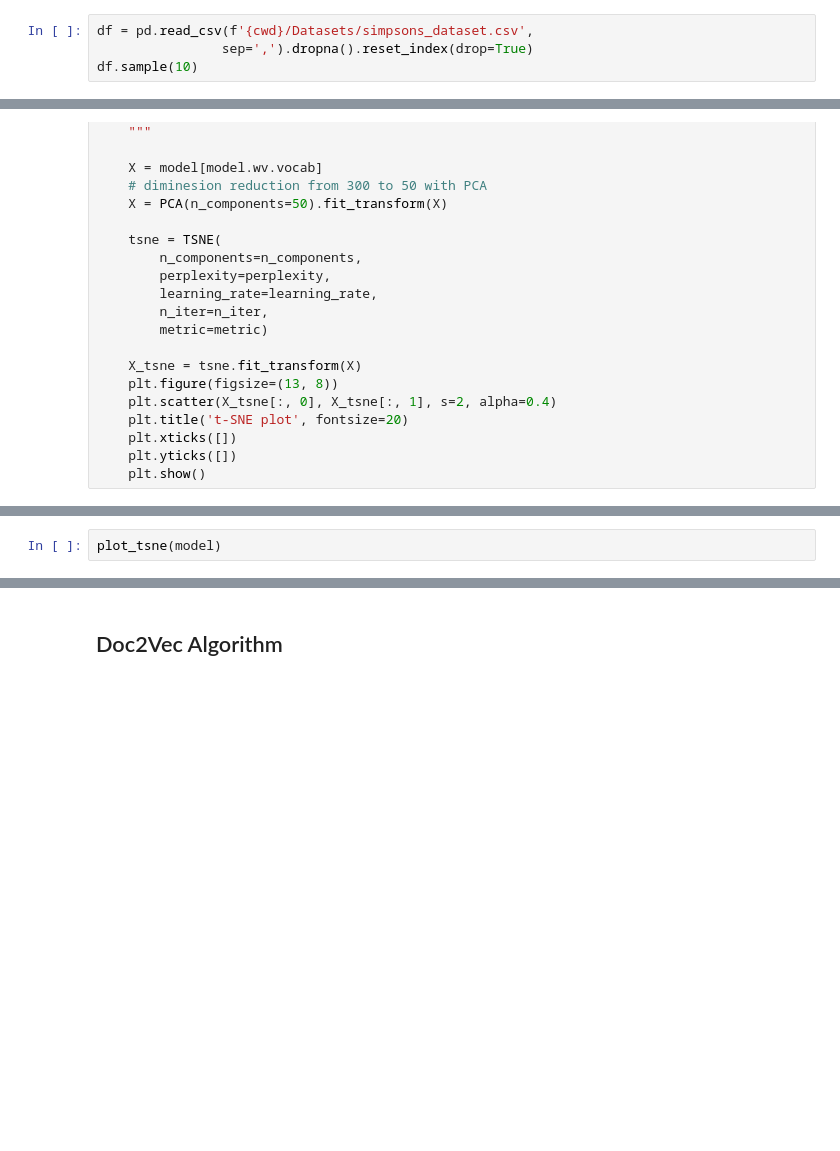
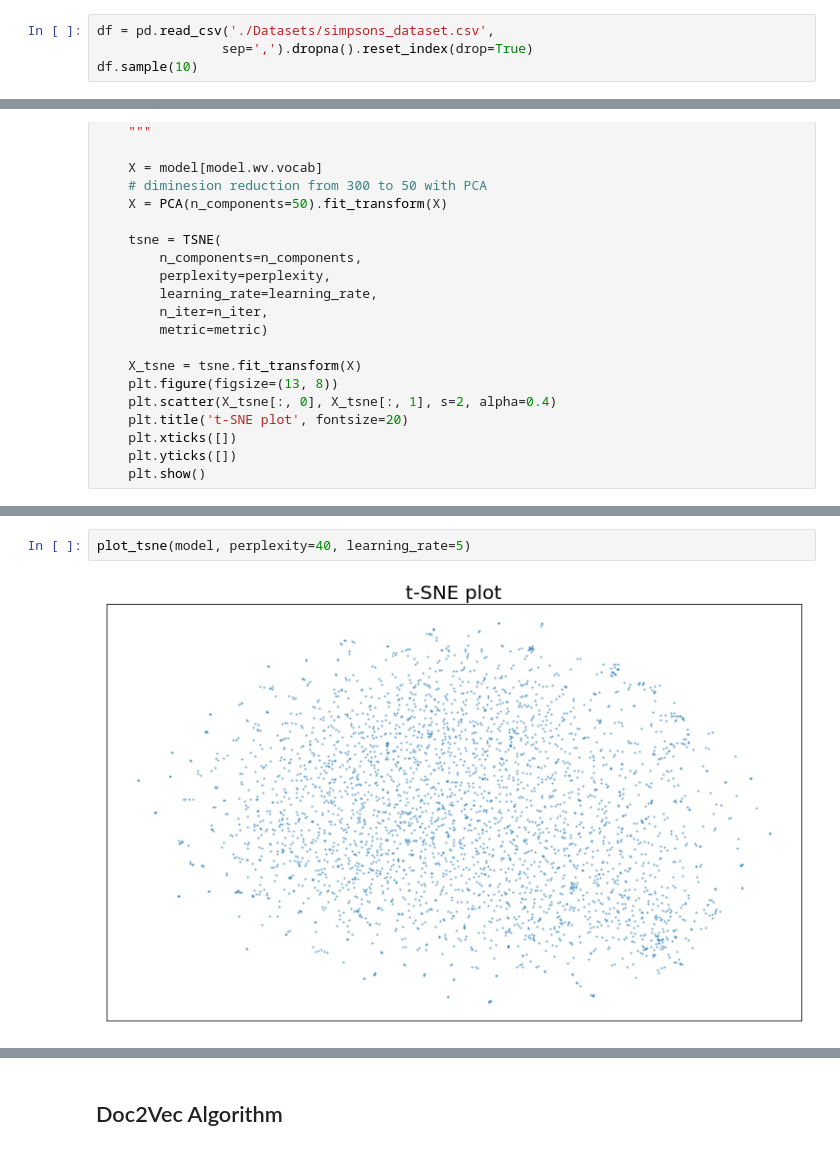
Before and after one commit to Naviden/word2vec_introduction, a Jupyter notebook: Word2Vec_Intro.ipynb, the cells around one changed output, grey strips where cells are left out. Drawn from its saved outputs; the diff is of its cells as text; blank space fills up the shorter version.

```diff
--- a/Word2Vec_Intro.ipynb
+++ b/Word2Vec_Intro.ipynb
@@ -184,6 +400,6 @@ cwd = os.getcwd()
 # %% [markdown]
 ### Loading data from CSV file
 # %%
-df = pd.read_csv(f'{cwd}/Datasets/simpsons_dataset.csv',
+df = pd.read_csv('./Datasets/simpsons_dataset.csv',
                 sep=',').dropna().reset_index(drop=True)
 df.sample(10)
@@ -455,2 +789,4 @@ def plot_tsne(model,
 # %%
-plot_tsne(model)
+plot_tsne(model, perplexity=40, learning_rate=5)
+# %% [output]
+[figure, added]
```
Also changed, not shown: parts of 82 cells of this notebook, 5 other files.
